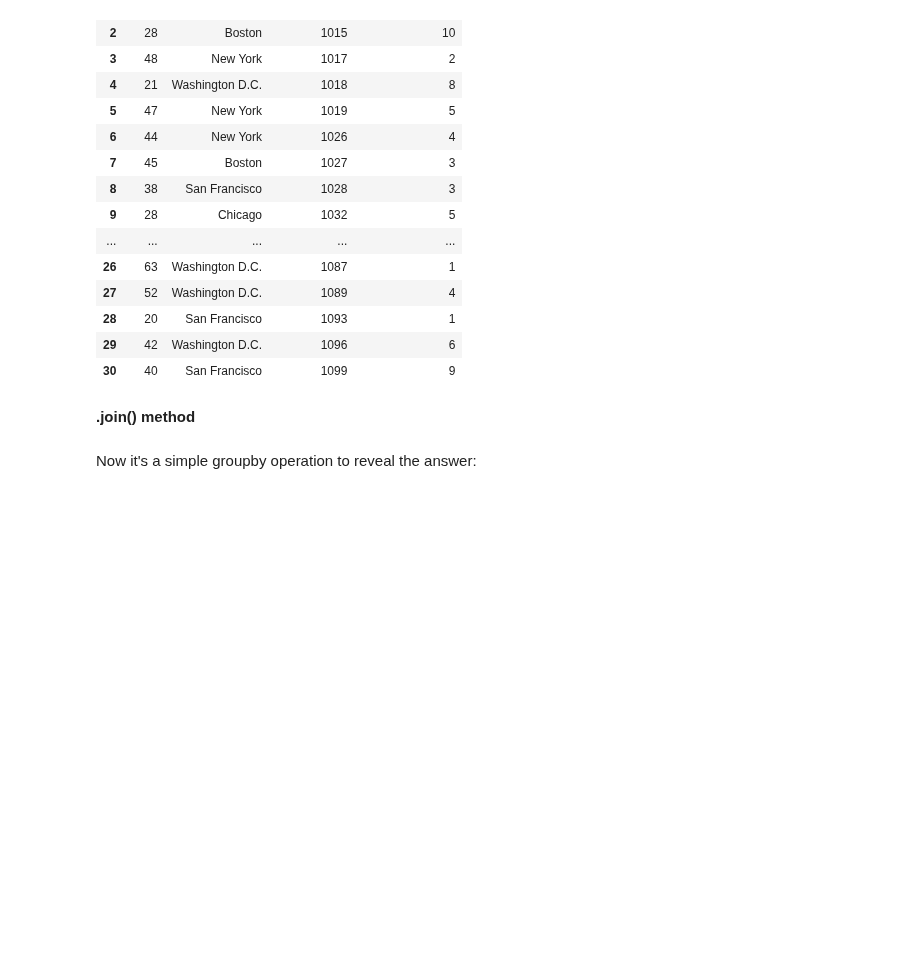
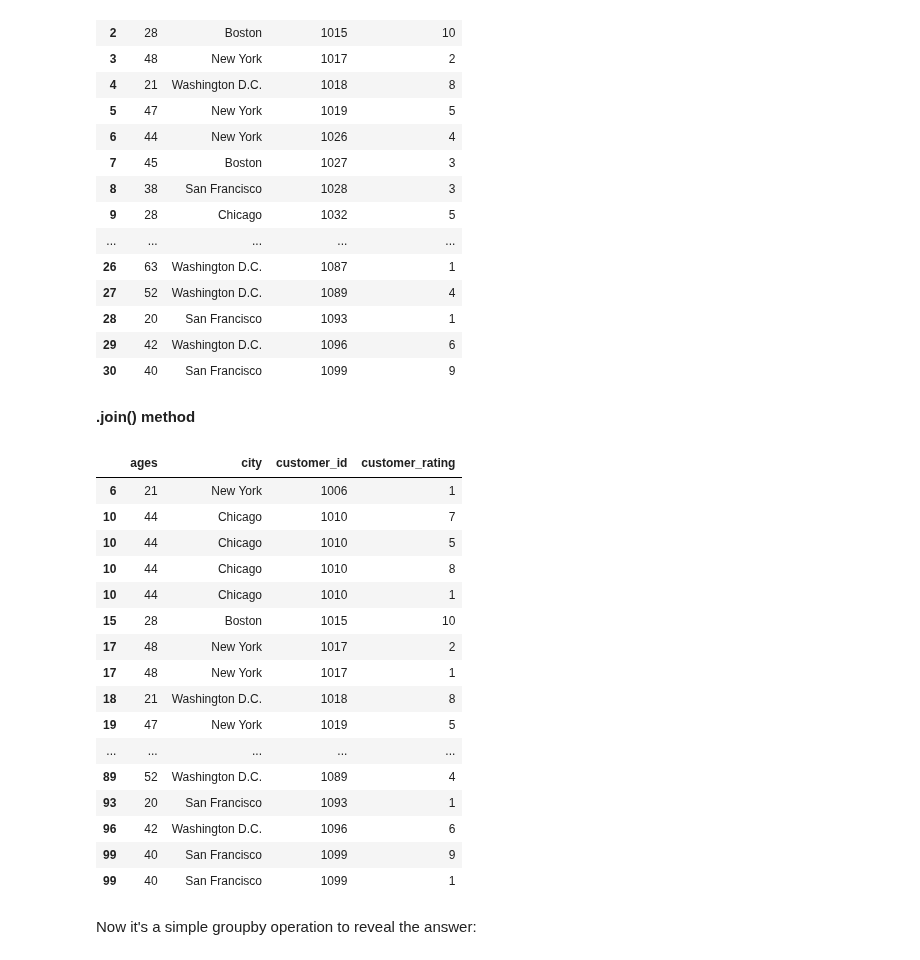
Before and after one commit to somas1/CT, a Jupyter notebook: Pandas/Pandas_II_Student_copy.ipynb, the cells around one changed output. Saved outputs shown, nothing was run; the diff lists cells and outputs as text; code cells hidden in the pictures; blank space fills up the shorter version.

Commit message:
Use .join() to combine customer_demographics and surveys on ‘customer_id’ instead of using .merge() Created using Colaboratory

```diff
--- a/Pandas/Pandas_II_Student_copy.ipynb
+++ b/Pandas/Pandas_II_Student_copy.ipynb
@@ -141,7 +141,28 @@ demo_ratings_dropped
 # %%
 # join() is used to combine two DataFrames on the index but not on
 # columns whereas merge() is primarily used to specify the columns
 # you wanted to join on, this also supports joining on indexes and combination of index and columns
+
+demo_surveys_join = customer_demographics.join(other = surveys.set_index('customer_id'), on = 'customer_id', how = 'inner')
+demo_surveys_join
+# %% [output]
+|  | ages | city | customer_id | customer_rating |
+| 6 | 21 | New York | 1006 | 1 |
+| 10 | 44 | Chicago | 1010 | 7 |
+| 10 | 44 | Chicago | 1010 | 5 |
+| 10 | 44 | Chicago | 1010 | 8 |
+| 10 | 44 | Chicago | 1010 | 1 |
+| 15 | 28 | Boston | 1015 | 10 |
+| 17 | 48 | New York | 1017 | 2 |
+| 17 | 48 | New York | 1017 | 1 |
+| 18 | 21 | Washington D.C. | 1018 | 8 |
+| 19 | 47 | New York | 1019 | 5 |
+| ... | ... | ... | ... | ... |
+| 89 | 52 | Washington D.C. | 1089 | 4 |
+| 93 | 20 | San Francisco | 1093 | 1 |
+| 96 | 42 | Washington D.C. | 1096 | 6 |
+| 99 | 40 | San Francisco | 1099 | 9 |
+| 99 | 40 | San Francisco | 1099 | 1 |
 # %% [markdown]
 <p>Now it's a simple groupby operation to reveal the answer:</p>
 # %% [markdown]
```
